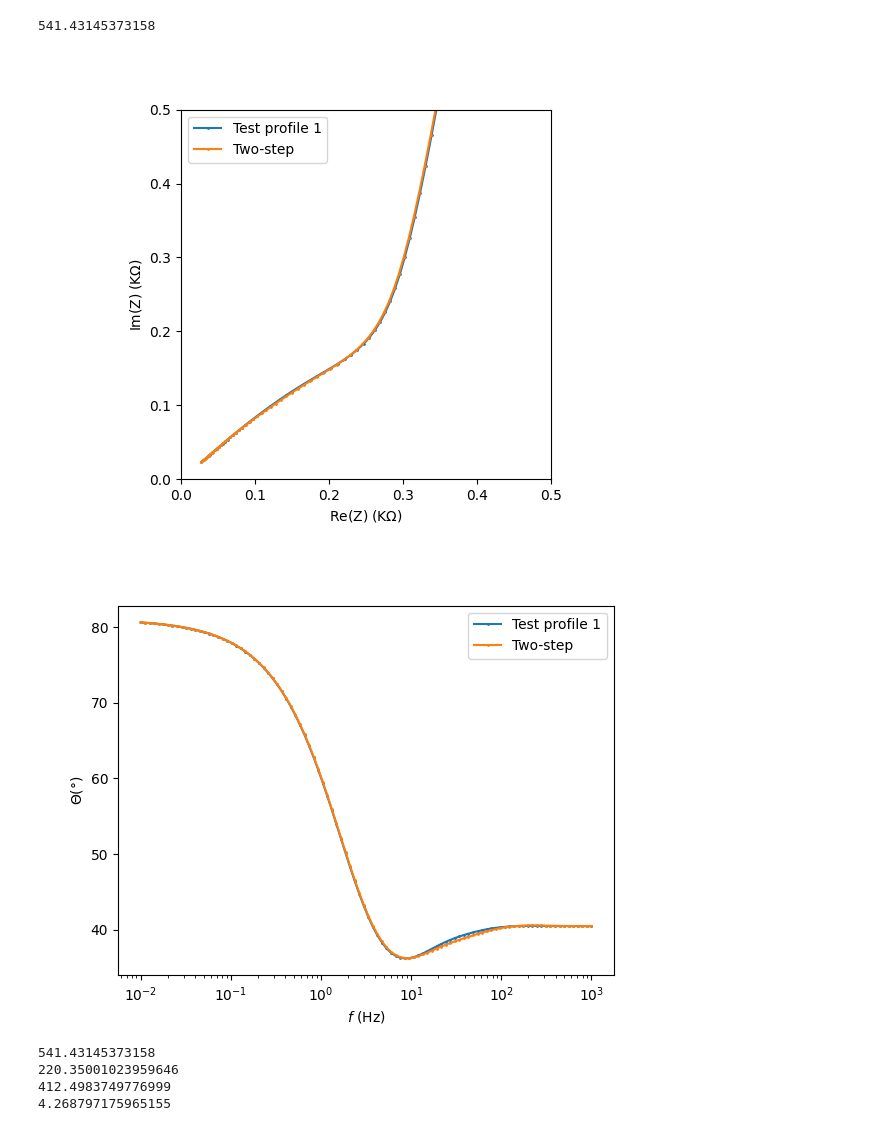
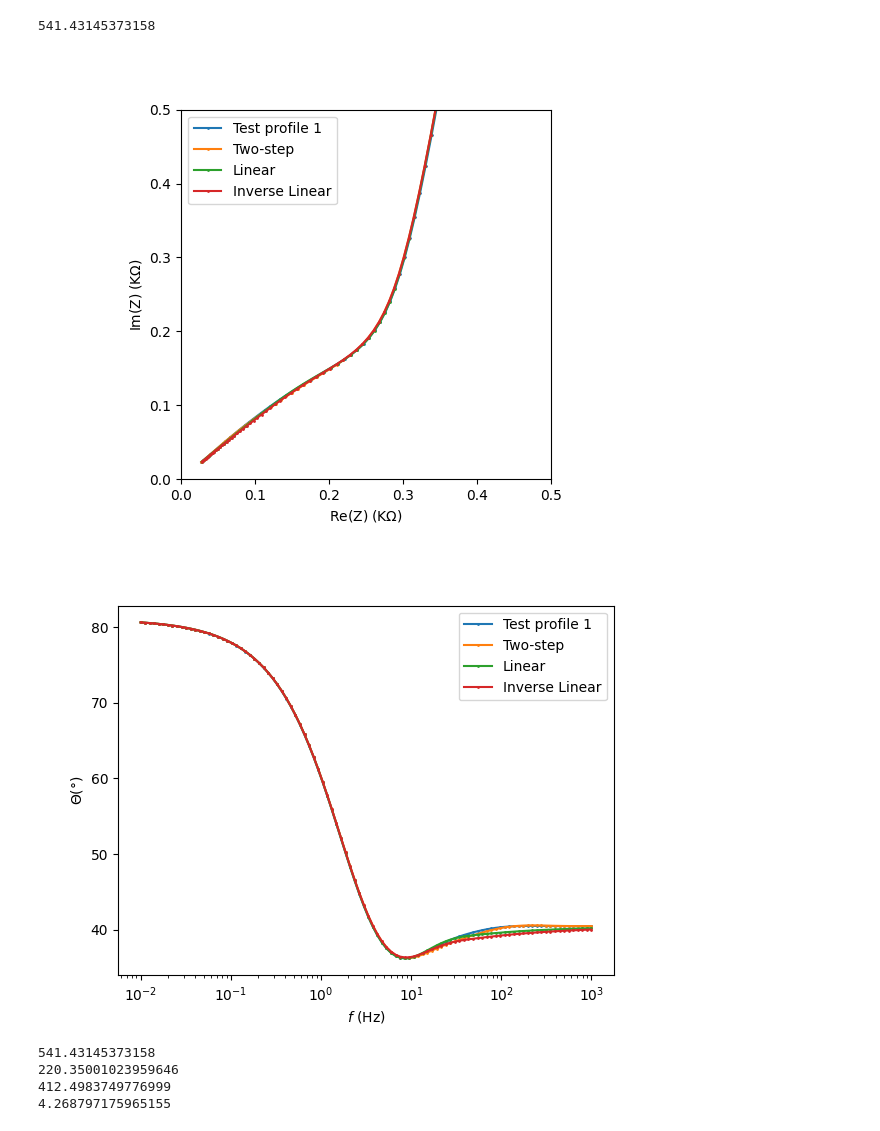
Before and after one commit to Yugal0/fitting-gen-arbitrary-eis, a Jupyter notebook: main_prof_1.ipynb, the cells around one changed output. Drawn from its saved outputs; the diff is of its cells as text; code cells hidden in the pictures.

```diff
--- a/main_prof_1.ipynb
+++ b/main_prof_1.ipynb
@@ -262,45 +262,45 @@ fig, ax=plt.subplots()
 ax.plot(np.real(z_arbi)/1000,-np.imag(z_arbi)/1000,label="Test profile 1",marker=".",ms=2)
 # ax.plot([0,0],[0.35,0.35])
 ax.plot(np.real(z_two)/1000,-np.imag(z_two)/1000,label="Two-step",marker=".",ms=2)
-# ax.plot(np.real(z_lin)/1000,-np.imag(z_lin)/1000,label="Linear",marker=".",ms=2)
-# ax.plot(np.real(z_ilin)/1000,-np.imag(z_ilin)/1000,label="Inverse Linear",marker=".",ms=2)
+ax.plot(np.real(z_lin)/1000,-np.imag(z_lin)/1000,label="Linear",marker=".",ms=2)
+ax.plot(np.real(z_ilin)/1000,-np.imag(z_ilin)/1000,label="Inverse Linear",marker=".",ms=2)
 # ax.plot(np.real(z_lin)/1000,-np.imag(z_lin)/1000)
 ax.set_aspect("equal")
 ax.set_xlabel("Re(Z)$\;($K$\Omega$)")
 ax.set_ylabel("Im(Z)$\;($K$\Omega$)")
 ax.set_xlim(0,0.5)
 ax.set_ylim(0,0.5)
 ax.legend()
 # fig.savefig("nyq_prof1.png",dpi=400)
 fig.savefig("nyqfulltwo_demo.png",dpi=500)
 # ax.legend()
 # ax.xaxis.set_minor_locator(MultipleLocator(0.1))
 # ax.grid(True)
 
 fig2, ax2=plt.subplots()
 ax2.plot(freq_range,-np.angle(z_arbi,deg=True),marker=".",label="Test profile 1",ms=2)
 
 # ax2.plot(freq_range[int(len(freq_range)/2):len(freq_range)],np.full(int(len(freq_range)/2),-np.angle(z_arbi[len(z_arbi)-1],deg=True)),linestyle="--",color="black",label="Arbitrary")
 
 # np.full(int(len(freq_range)/2),np.full(len(freq_range)-np.min(-np.angle(z,deg=True))))
 
 # ax2.plot(freq_range[int(len(freq_range)/2):len(freq_range)],np.full(int(len(freq_range)/2),np.min(-np.angle(z,deg=True))),linestyle="--",color="black",label="Arbitrary")
 
 ax2.plot(np.logspace(-2,3,100),-np.angle(z_two,deg=True),marker=".",label="Two-step",ms=2)
-# ax2.plot(np.logspace(-2,3,100),-np.angle(z_lin,deg=True),marker=".",label="Linear",ms=2)
-# ax2.plot(np.logspace(-2,3,100),-np.angle(z_ilin,deg=True),marker=".",label="Inverse Linear",ms=2)
+ax2.plot(np.logspace(-2,3,100),-np.angle(z_lin,deg=True),marker=".",label="Linear",ms=2)
+ax2.plot(np.logspace(-2,3,100),-np.angle(z_ilin,deg=True),marker=".",label="Inverse Linear",ms=2)
 ax2.legend()
 # axx.yaxis.set_minor_locator(MultipleLocator(0.5))
 ax2.set_ylabel("$\Theta (\degree)$")
 ax2.set_xlabel("$f$ (Hz)")
 ax2.set_xscale("log")
 # ax2.set_ylim(32,50)
-# fig2.savefig("bode_prof1.png",dpi=400)
-fig2.savefig("bodetwo_demo.png",dpi=500)
+fig2.savefig("bode_prof1.png",dpi=400)
+# fig2.savefig("bodetwo_demo.png",dpi=500)
 # ax2.grid(True)
 # %% [output]
-[figure, old version]
+[figure, new version]
-[figure, old version]
+[figure, new version]
 # %%
 # print(dip_angle)
 # print(R1_by_R2_two)
```
Also changed, not shown: 2 other files.
